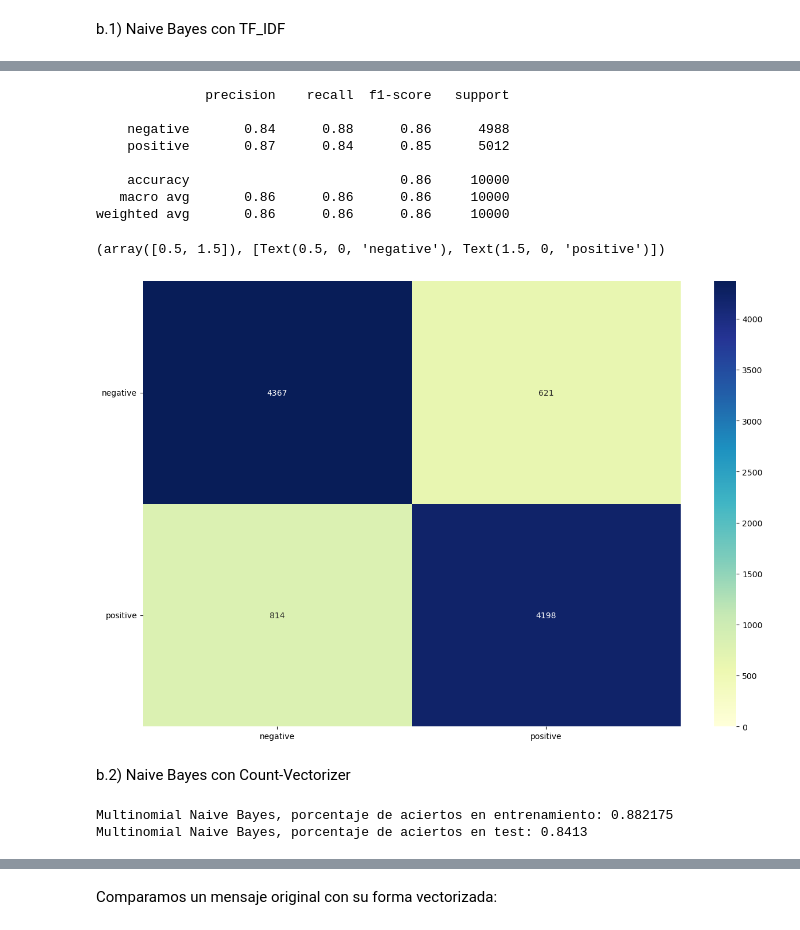
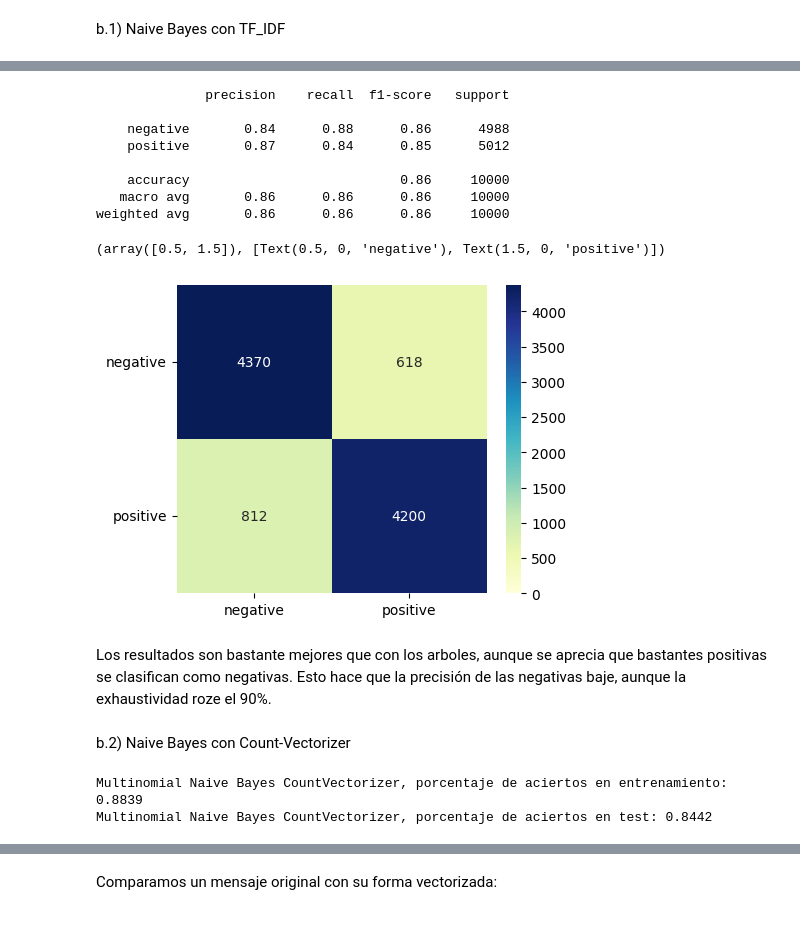
Before and after one commit to ALK222/IA2, a Jupyter notebook: labs/lab3/P3_ap1_clasificacion_texto_2223_enunciado.ipynb, the cells around one changed output, grey strips where cells are left out. Cells and saved outputs as stored; diff of their text form; code cells hidden in the pictures.

```diff
--- a/labs/lab3/P3_ap1_clasificacion_texto_2223_enunciado.ipynb
+++ b/labs/lab3/P3_ap1_clasificacion_texto_2223_enunciado.ipynb
@@ -338,15 +364,7 @@ print("Árbol, porcentaje de aciertos en test:", np.mean(tree_test_predictions1
 # %%
-from sklearn.metrics import classification_report, confusion_matrix
-import pandas as pd
-import seaborn as sn
-import matplotlib.pyplot as plt
 %matplotlib inline
-#En el output de esta celda se puede ver que las cantidades en support cuadran en categoría con las de arriba.
 
-target_names = list(test_data["sentiment"].unique())
-
-# creamos una variable auxiliar para las predicciones
-predictions = tree_test_predictions1
+predictions = tree_test_predictions_cv
 
 print(classification_report(
     test_data['sentiment'], predictions, target_names=target_names))
@@ -361,7 +379,7 @@ conf_matrix = confusion_matrix(test_data['sentiment'], predictions)
 conf_matrix_df = pd.DataFrame(conf_matrix, index=target_names,
                               columns=target_names)
 
-plt.figure(figsize=(15, 10))
+plt.figure(figsize=(5, 4))
 sn.heatmap(conf_matrix_df, annot=True, vmin=0,
            vmax=conf_matrix.max(), fmt='d', cmap="YlGnBu")
 plt.yticks(rotation=0)
@@ -397,62 +419,56 @@ Multinomial Naive Bayes, porcentaje de aciertos en test: 0.8565
 # %%
-from sklearn.metrics import classification_report, confusion_matrix
-import pandas as pd
-import seaborn as sn
-import matplotlib.pyplot as plt
 %matplotlib inline
-#En el output de esta celda se puede ver que las cantidades en support cuadran en categoría con las de arriba.
 
-target_names = list(test_data["sentiment"].unique())
-
-# creamos una variable auxiliar para las predicciones
 predictions = mnb_test_predictions
 
 print(classification_report(
     test_data['sentiment'], predictions, target_names=target_names))
 
 # Dibuja la matriz de confusión.
 # Analiza los resultados obtenidos.
 #------------------------------------------------------------------------------
 
 
 # creamos la matriz de confusion
 conf_matrix = confusion_matrix(test_data['sentiment'], predictions)
 conf_matrix_df = pd.DataFrame(conf_matrix, index=target_names,
                               columns=target_names)
 
-plt.figure(figsize=(15, 10))
+plt.figure(figsize=(5, 4))
 sn.heatmap(conf_matrix_df, annot=True, vmin=0,
            vmax=conf_matrix.max(), fmt='d', cmap="YlGnBu")
 plt.yticks(rotation=0)
 plt.xticks(rotation=0)
 # %% [output]
               precision    recall  f1-score   support
 
     negative       0.84      0.88      0.86      4988
     positive       0.87      0.84      0.85      5012
 
     accuracy                           0.86     10000
    macro avg       0.86      0.86      0.86     10000
 weighted avg       0.86      0.86      0.86     10000
 (array([0.5, 1.5]), [Text(0.5, 0, 'negative'), Text(1.5, 0, 'positive')])
-[figure, old version]
+[figure, new version]
+# %% [markdown]
+Los resultados son bastante mejores que con los arboles, aunque se aprecia que bastantes positivas se clasifican como negativas. Esto hace que la precisión de las negativas baje, aunque la exhaustividad roze el 90%.
 # %% [markdown]
 b.2) Naive Bayes con Count-Vectorizer
 # %%
 from sklearn.naive_bayes import MultinomialNB
 
-mnb_classifier1 = MultinomialNB()
+mnb_classifier_cv = MultinomialNB()
 
-mnb_classifier1.fit(train_vector_data, train_data.sentiment)
+mnb_classifier_cv.fit(train_vector_data, train_data.sentiment)
 
-mnb_train_predictions1 = mnb_classifier1.predict(train_vector_data)
-mnb_test_predictions1 = mnb_classifier1.predict(test_vector_data)
+mnb_train_predictions_cv = mnb_classifier_cv.predict(train_vector_data)
+mnb_test_predictions_cv = mnb_classifier_cv.predict(test_vector_data)
 
-print("Multinomial Naive Bayes, porcentaje de aciertos en entrenamiento:", np.mean(mnb_train_predictions1 == train_data.sentiment))
-print("Multinomial Naive Bayes, porcentaje de aciertos en test:", np.mean(mnb_test_predictions1 == test_data.sentiment))
+print("Multinomial Naive Bayes CountVectorizer, porcentaje de aciertos en entrenamiento:", np.mean(mnb_train_predictions_cv == train_data.sentiment))
+print("Multinomial Naive Bayes CountVectorizer, porcentaje de aciertos en test:", np.mean(mnb_test_predictions_cv == test_data.sentiment))
 # %% [output]
-Multinomial Naive Bayes, porcentaje de aciertos en entrenamiento: 0.882175
-Multinomial Naive Bayes, porcentaje de aciertos en test: 0.8413
+Multinomial Naive Bayes CountVectorizer, porcentaje de aciertos en entrenamiento: 0.8839
+Multinomial Naive Bayes CountVectorizer, porcentaje de aciertos en test: 0.8442
 # %%
 from sklearn.metrics import classification_report, confusion_matrix
 import pandas as pd
```
Also changed, not shown: parts of 39 cells of this notebook.
